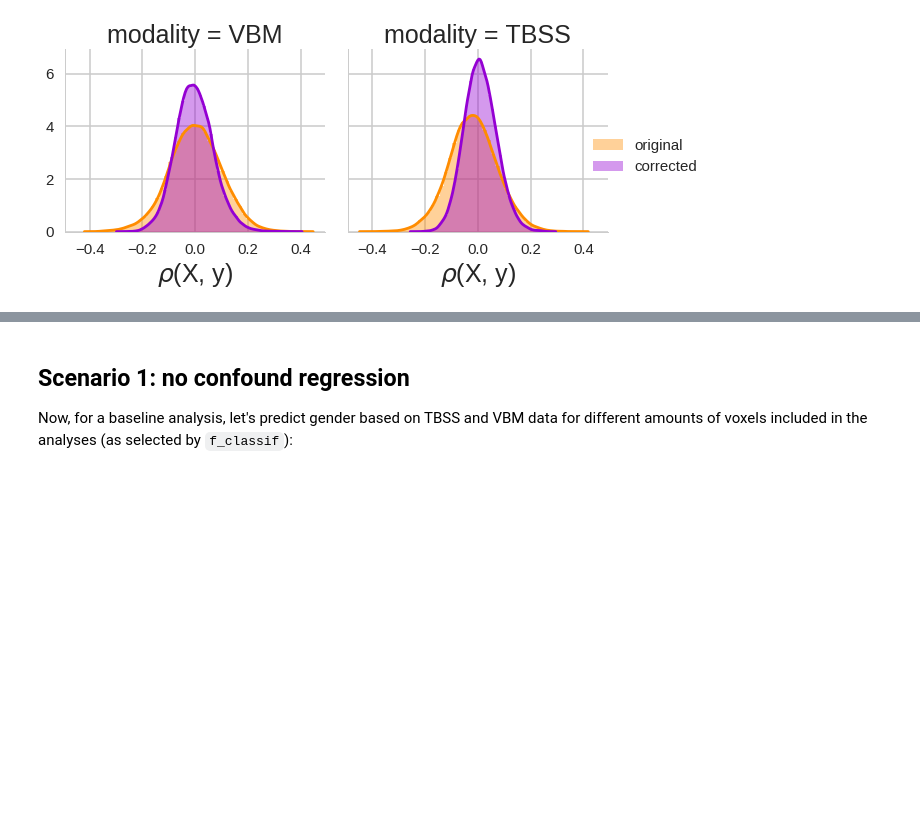
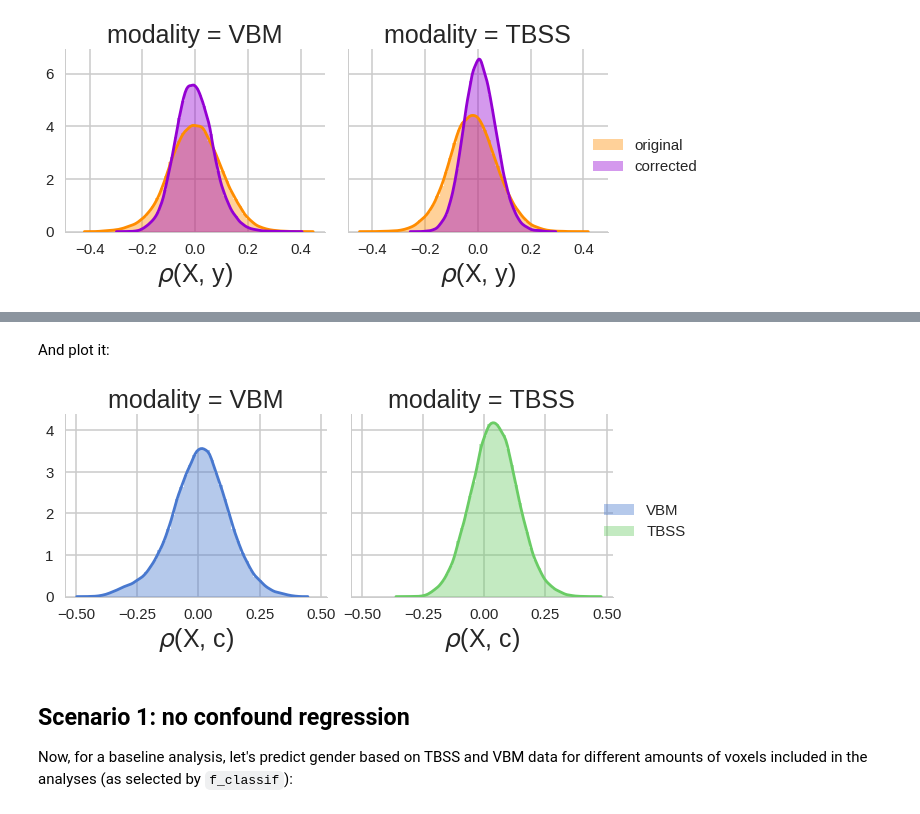
Before and after one commit to lukassnoek/MVCA, a Jupyter notebook: analyses/empirical/gender_classification.ipynb, the cells around one changed output, grey strips where cells are left out. Saved outputs shown, nothing was run; the diff lists cells and outputs as text; code cells hidden in the pictures; blank space fills up the shorter version.

Commit message:
Add some info about correlations X and brainsize; start counterbalance method for continous vars

```diff
--- a/analyses/empirical/gender_classification.ipynb
+++ b/analyses/empirical/gender_classification.ipynb
@@ -34,7 +34,7 @@ rc = {"font.size":25, "axes.titlesize":25, "axes.labelsize":25,
 ### Loading in the data
 Below we load in the behavioral data (`PIOP1_behav_2017_with_brainsize.tsv`), which includes our factor-to-decode, "Gender", and our confound-of-interest ("brain_size"). The voxel patterns are contained in the `Mvp` objects - a data-structure defined in the [skbold](skbold.readthedocs.io) package - in the attribute `X`. Two sets of voxel patterns are loaded: one with VBM data (processed with the standard FSL-VBM pipeline) and one with skeletonized FA-data (processed with the standard FSL-TBSS pipeline) for a total of 217 subjects.
 # %%
-base_dir = '/media/lukas/goliath/MVCA/empirical'
+base_dir = '/media/lukas/goliath/MVCA/data/mvp'
 behav_file = op.join(base_dir, 'PIOP1_behav_2017_with_brainsize.tsv')
 
 # Load in VBM-mvp ...
@@ -169,0 +172,8 @@ with sns.plotting_context(rc=rc):
+# %%
+corrs_X_c = {'corr': [], 'modality': []}
+
+for modality in ['vbm', 'tbss']:
+
+    for vox in range(mvp[modality].X.shape[1]):
+        corrs_X_c['corr'].append(np.corrcoef(mvp[modality].X[:, vox], confound[modality].squeeze())[0, 1])
+        corrs_X_c['modality'].append(modality.upper())
@@ -169,0 +182,7 @@ with sns.plotting_context(rc=rc):
+# %%
+corr_df_X_c = pd.DataFrame(corrs_X_c)
+corr_df_X_c.to_csv('correlations_X_with_brainsize.tsv', sep='\t')
+
+abs_df = corr_df_X_c.copy()
+abs_df['corr'] = abs_df['corr'].apply(np.abs)
+abs_df.groupby('modality').describe()
@@ -170,3 +195,17 @@ with sns.plotting_context(rc=rc):
+# %% [markdown]
+And plot it:
+# %%
+with sns.plotting_context(rc=rc):
+    g = sns.FacetGrid(corr_df_X_c, col='modality', hue='modality', legend_out=True, size=5, palette="muted")
+    g = g.map(sns.distplot, "corr")
+    g.add_legend(title='')
+    g.set(xlabel=r'$\rho$(X, c)')
+    fig = plt.gcf()
+    fig.set_size_inches((9.6, 4.01))
+    plt.savefig('figures/corr_X_brainsize.pdf', transparent=True, bbox_inches='tight')
+    plt.show()
+# %% [output]
+[figure, added]
 # %% [markdown]
 ## Scenario 1: no confound regression
 Now, for a baseline analysis, let's predict gender based on TBSS and VBM data for different amounts of voxels included in the analyses (as selected by `f_classif`):
```
Also changed, not shown: parts of 4 cells of this notebook, 6 other files.
